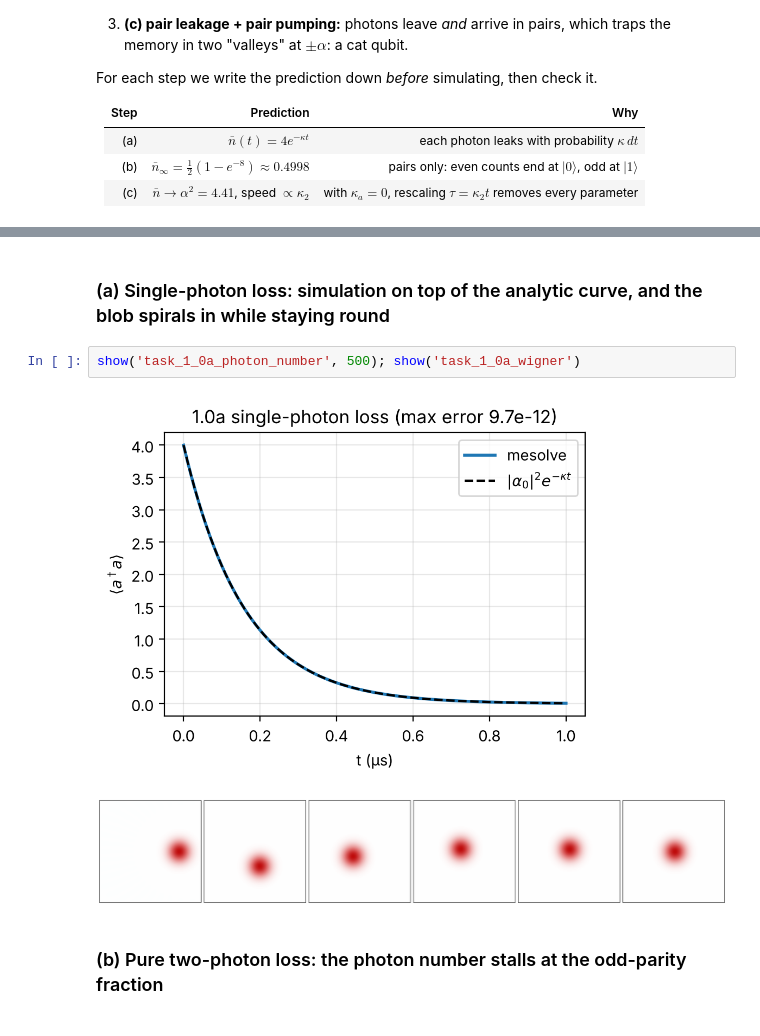
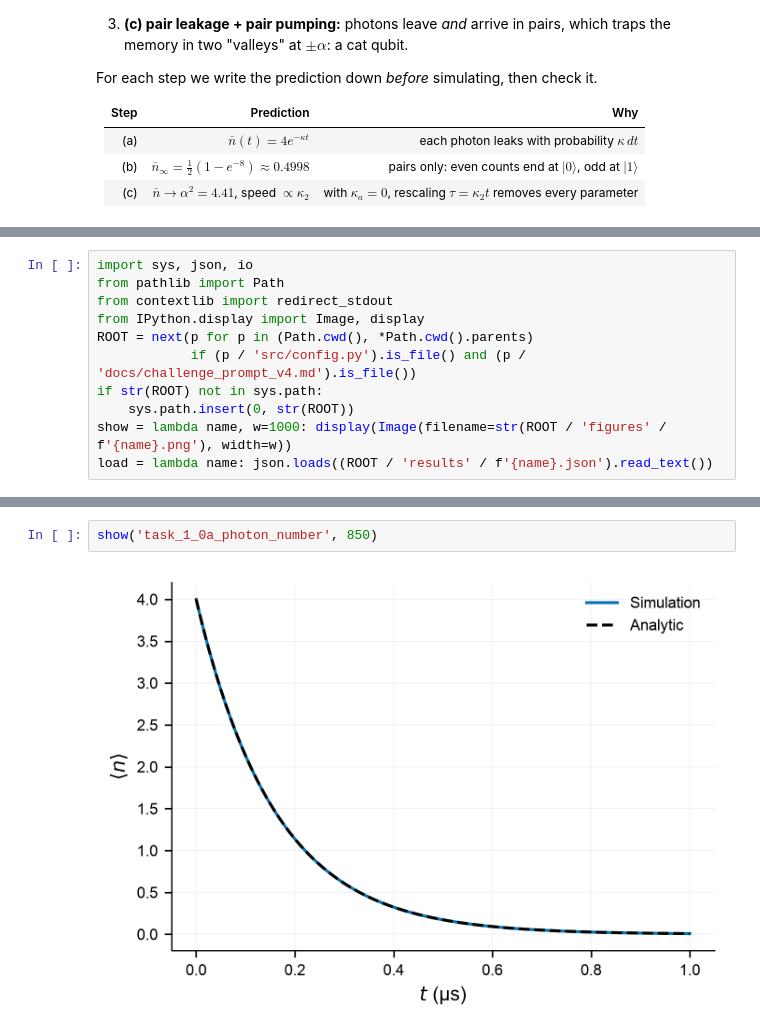
Before and after one commit to pkarakala/duquantum-cat-qubit, a Jupyter notebook: notebooks/01_task_1_0_warmup.ipynb, the cells around one changed output, grey strips where cells are left out. Saved outputs shown, nothing was run; the diff lists cells and outputs as text.

```diff
--- a/notebooks/01_task_1_0_warmup.ipynb
+++ b/notebooks/01_task_1_0_warmup.ipynb
@@ -23,2 +16,13 @@ load = lambda name: json.load(open(f'results/{name}.json'))
+# %%
+import sys, json, io
+from pathlib import Path
+from contextlib import redirect_stdout
+from IPython.display import Image, display
+ROOT = next(p for p in (Path.cwd(), *Path.cwd().parents)
+            if (p / 'src/config.py').is_file() and (p / 'docs/challenge_prompt_v4.md').is_file())
+if str(ROOT) not in sys.path:
+    sys.path.insert(0, str(ROOT))
+show = lambda name, w=1000: display(Image(filename=str(ROOT / 'figures' / f'{name}.png'), width=w))
+load = lambda name: json.loads((ROOT / 'results' / f'{name}.json').read_text())
 # %%
 from tasks import task_1_0
@@ -52,9 +31,4 @@ saved /home/claude/duquantum-cat-qubit/figures/task_1_0c_wigner.png
-# %% [markdown]
-### (a) Single-photon loss: simulation on top of the analytic curve, and the blob spirals in while staying round
 # %%
-show('task_1_0a_photon_number', 500); show('task_1_0a_wigner')
+show('task_1_0a_photon_number', 850)
 # %% [output]
-[figure, old version]
+[figure, new version]
-[figure, removed]
-# %% [markdown]
-### (b) Pure two-photon loss: the photon number stalls at the odd-parity fraction
```
Also changed, not shown: parts of 12 cells of this notebook, 57 other files.
